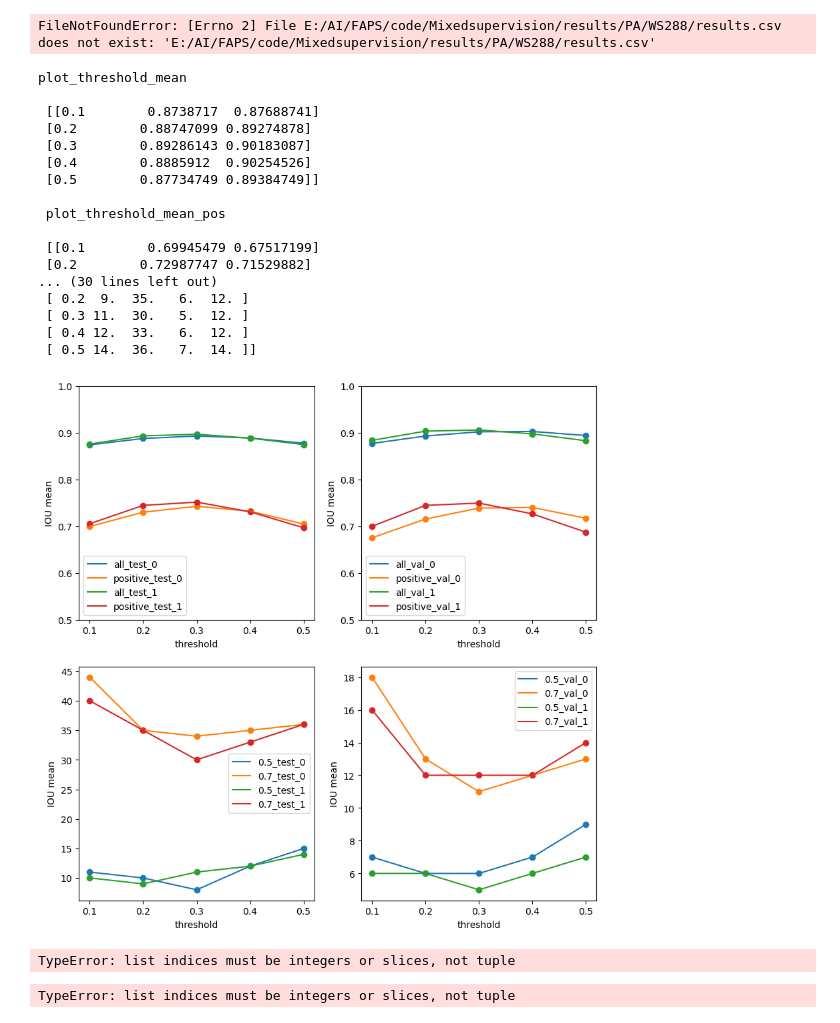
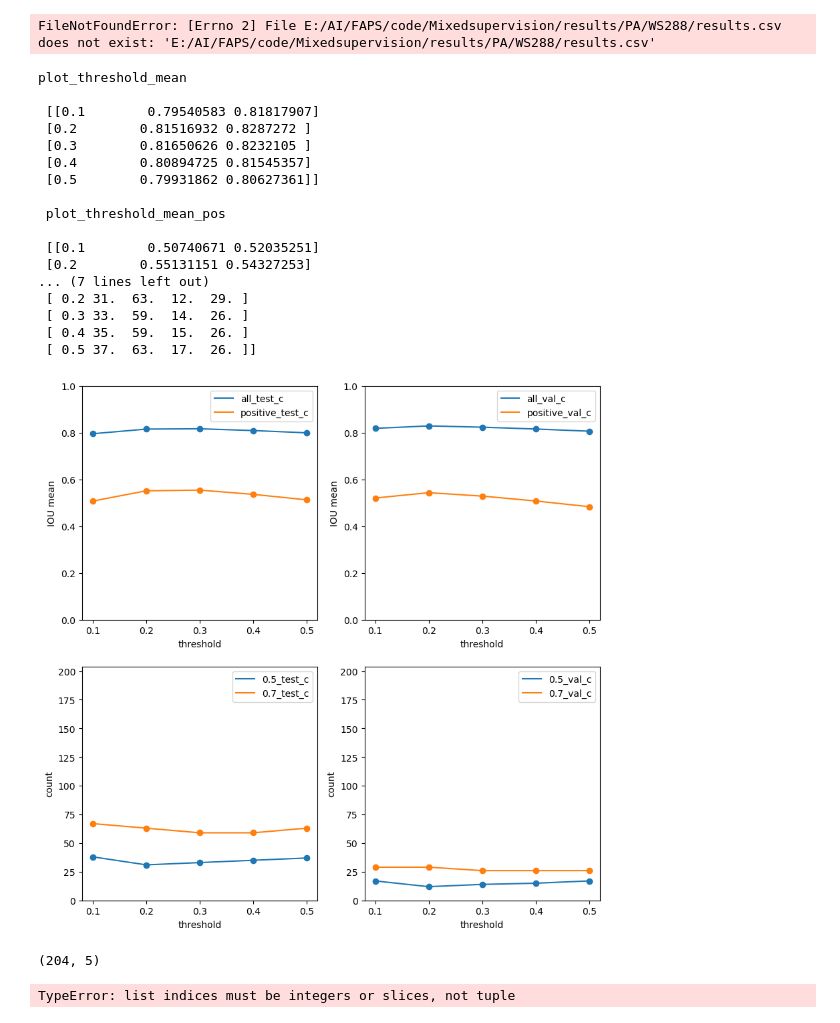
Before and after one commit to vaishnavJa/Multi_Label_optical_Segmentation, a Jupyter notebook: result_analysis.ipynb, the cells around one changed output. Drawn from its saved outputs; the diff is of its cells as text; code cells hidden in the pictures.

Commit message:
bug fix and creation of segemented image file for evaluation

```diff
--- a/result_analysis.ipynb
+++ b/result_analysis.ipynb
@@ -58,21 +58,37 @@ for file in paths:
     inter = os.path.normpath(file)
     test_vals_list.append(inter.split(os.sep)[-1])
 # %%
-runname =  'WS143'
+runname =  'FS280'
 testname = 'NORMAL'
 test_vals_list = []
 paths = glob.glob(f'E:/AI/FAPS/code/Mixedsupervision/results/PA/WS143/{testname}/*')
 for file in paths:
     inter = os.path.normpath(file)
     test_vals_list.append(inter.split(os.sep)[-1])
+
+test_vals_list = ['c']
+# %%
+runname = 'FS280'
+testname = 'NORMAL'
+# %%
+with open(f'../labels/l_to_i.pyb', "rb") as fp:   #Pickling
+    label_image_pair = pickle.load(fp)
+with open(f'../labels/i_l.pyb', "rb") as fp:   #Pickling
+    image_label_pair = pickle.load(fp)
 # %%
 
 fig,(ax1,ax2) = plt.subplots(2,2,figsize=(10,10))
 
 for test_value in test_vals_list:
 
-    result_parent_path =  "E:/AI/FAPS/code/Mixedsupervision/results/PA"
-    resultcsv_paths = glob.glob(os.path.join(result_parent_path,runname,testname,test_value,'resul*.csv'))
+# #     print(test_value)
+#     result_parent_path =  "E:/AI/FAPS/code/results/PA_M"
+#     if test_val !='c':
+#         resultcsv_paths = glob.glob(os.path.join(result_parent_path,runname,testname,'resul*.csv'))
+# #         print('here')
+#     else:
+#         resultcsv_paths = glob.glob(os.path.join(result_parent_path,runname,testname,test_value,'resul*.csv'))
+#     print(resultcsv_paths)
     thresholds = [0.1,0.2,0.3,0.4,0.5]
 
     plot_threshold_mean = []
@@ -84,8 +100,14 @@ for test_value in test_vals_list:
 
     i=0
     for thresh in thresholds:
-        test_resultcsv_path = os.path.join(result_parent_path,runname,testname,test_value,'TEST',f'results{thresh*10}.csv').replace("\\",'/')
-        val_resultcsv_path = os.path.join(result_parent_path,runname,testname,test_value,'VAL',f'results{thresh*10}.csv').replace("\\",'/')
+
+        if testname == 'NORMAL':
+            test_resultcsv_path = os.path.join(result_parent_path,runname,testname,'TEST',f'results{thresh*10}.csv').replace("\\",'/')
+            val_resultcsv_path = os.path.join(result_parent_path,runname,testname,'VAL',f'results{thresh*10}.csv').replace("\\",'/')
+
+        else:
+            test_resultcsv_path = os.path.join(result_parent_path,runname,testname,test_value,'TEST',f'results{thresh*10}.csv').replace("\\",'/')
+            val_resultcsv_path = os.path.join(result_parent_path,runname,testname,test_value,'VAL',f'results{thresh*10}.csv').replace("\\",'/')
 
         test_df_result = pd.read_csv(test_resultcsv_path)
         val_df_result = pd.read_csv(val_resultcsv_path)
@@ -99,7 +121,7 @@ for test_value in test_vals_list:
                                 val_wrong_df.shape[0],val_df_result.IOU[(val_df_result['IOU'] < 0.7)].shape[0]])
 
         plot_threshold_mean.append([thresh,test_df_result.IOU.mean(),val_df_result.IOU.mean()])
-        plot_threshold_mean_pos.append([thresh,test_df_result.IOU[test_df_result.ground_truth == True].mean(),val_df_result.IOU[val_df_result.ground_truth == True].mean()])
+        plot_threshold_mean_pos.append([thresh,test_df_result.IOU[test_df_result.ground_truth != "0.0,0.0,0.0,0.0,0.0,0.0,0.0,0.0,0.0,0.0,0.0,0.0"].mean(),val_df_result.IOU[val_df_result.ground_truth != "0.0,0.0,0.0,0.0,0.0,0.0,0.0,0.0,0.0,0.0,0.0,0.0"].mean()])
     #     print('iou',df_result.IOU.mean(),'iou_positive:',df_result.IOU[df_result.ground_truth == True].mean())
 
         test_imgs = []
@@ -161,52 +183,54 @@ for test_value in test_vals_list:
     ax1[1].plot(plot_threshold_mean_pos[:,0], plot_threshold_mean_pos[:,2],label='positive_val_'+test_value)
     ax1[1].scatter(plot_threshold_mean[:,0], plot_threshold_mean[:,2])
     ax1[1].scatter(plot_threshold_mean_pos[:,0], plot_threshold_mean_pos[:,2])
 
     for c in [0,1]:
         ax1[c].legend()
         ax1[c].set_xlabel('threshold')
         ax1[c].set_ylabel('IOU mean')
-        ax1[c].set_ylim(0.5,1)
+        ax1[c].set_ylim(0,1)
 #     ax1.legend(loc=4)
 
 #     plt.subplot(2,1)
     ax2[0].plot(plot_wrong_count[:,0], plot_wrong_count[:,1],label='0.5_test_'+test_value)
     ax2[0].scatter(plot_wrong_count[:,0], plot_wrong_count[:,1])
     ax2[0].plot(plot_wrong_count[:,0], plot_wrong_count[:,2],label='0.7_test_'+test_value)
     ax2[0].scatter(plot_wrong_count[:,0], plot_wrong_count[:,2])
 
     ax2[1].plot(plot_wrong_count[:,0], plot_wrong_count[:,3],label='0.5_val_'+test_value)
     ax2[1].scatter(plot_wrong_count[:,0], plot_wrong_count[:,3])
     ax2[1].plot(plot_wrong_count[:,0], plot_wrong_count[:,4],label='0.7_val_'+test_value)
     ax2[1].scatter(plot_wrong_count[:,0], plot_wrong_count[:,4])
 
     for c in [0,1]:
         ax2[c].legend()
         ax2[c].set_xlabel('threshold')
-        ax2[c].set_ylabel('IOU mean')
-#         ax2[c].set_ylim(0.5,1)
+        ax2[c].set_ylabel('count')
+        ax2[c].set_ylim(0,204)
+    plt.savefig('result.jpg')
 # %% [output]
 plot_threshold_mean
 
- [[0.1        0.8738717  0.87688741]
- [0.2        0.88747099 0.89274878]
- [0.3        0.89286143 0.90183087]
- [0.4        0.8885912  0.90254526]
- [0.5        0.87734749 0.89384749]]
+ [[0.1        0.79540583 0.81817907]
+ [0.2        0.81516932 0.8287272 ]
+ [0.3        0.81650626 0.8232105 ]
+ [0.4        0.80894725 0.81545357]
+ [0.5        0.79931862 0.80627361]]
 
  plot_threshold_mean_pos
 
- [[0.1        0.69945479 0.67517199]
- [0.2        0.72987747 0.71529882]
-... (30 lines left out)
- [ 0.2  9.  35.   6.  12. ]
- [ 0.3 11.  30.   5.  12. ]
- [ 0.4 12.  33.   6.  12. ]
- [ 0.5 14.  36.   7.  14. ]]
+ [[0.1        0.50740671 0.52035251]
+ [0.2        0.55131151 0.54327253]
+... (7 lines left out)
+ [ 0.2 31.  63.  12.  29. ]
+ [ 0.3 33.  59.  14.  26. ]
+ [ 0.4 35.  59.  15.  26. ]
+ [ 0.5 37.  63.  17.  26. ]]
-[figure, old version]
+[figure, new version]
 # %%
+test_df_result.shape
 # %% [output]
-TypeError: list indices must be integers or slices, not tuple
+(204, 5)
 # %%
 # %% [output]
 TypeError: list indices must be integers or slices, not tuple
```
Also changed, not shown: parts of 1 cell of this notebook, 10 other files.
